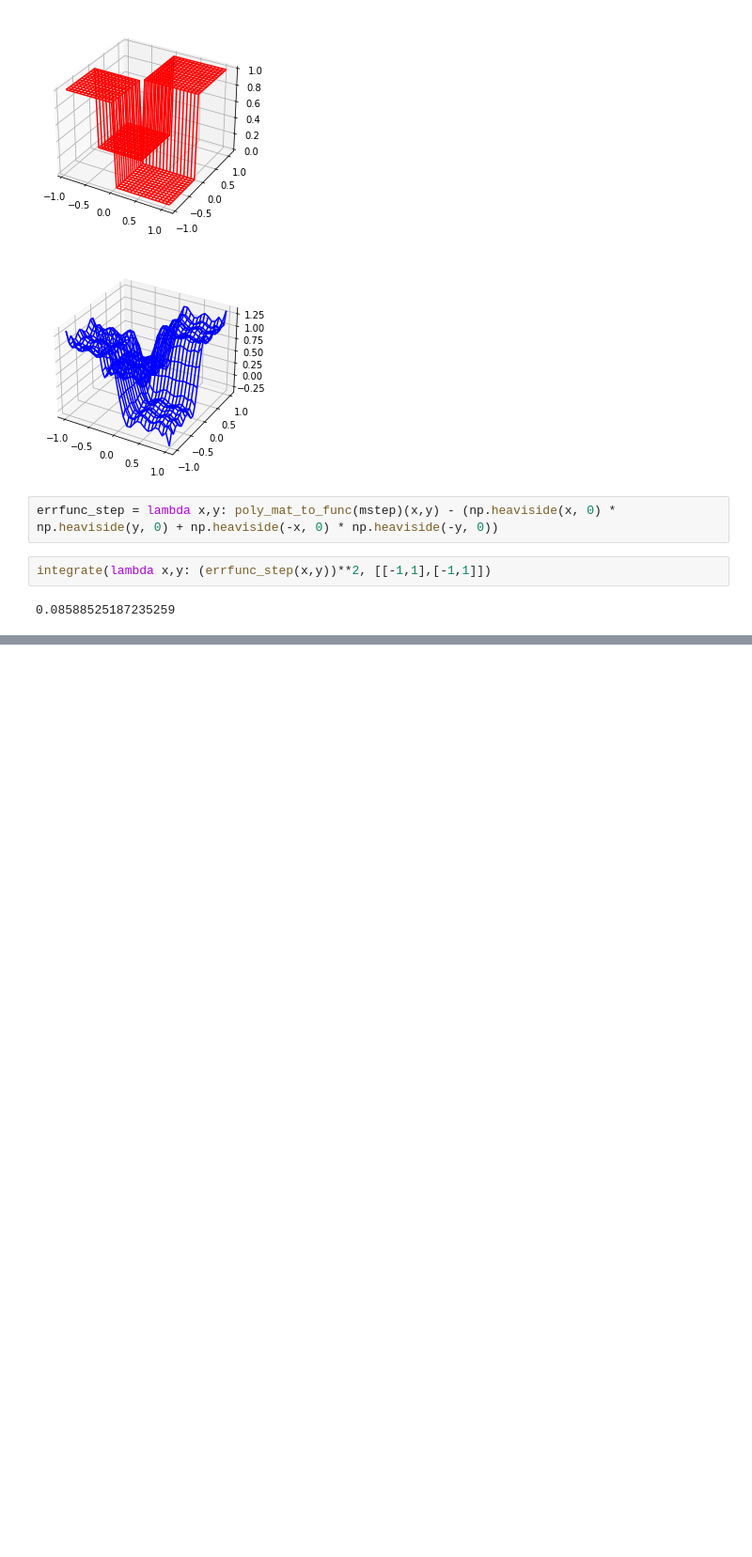
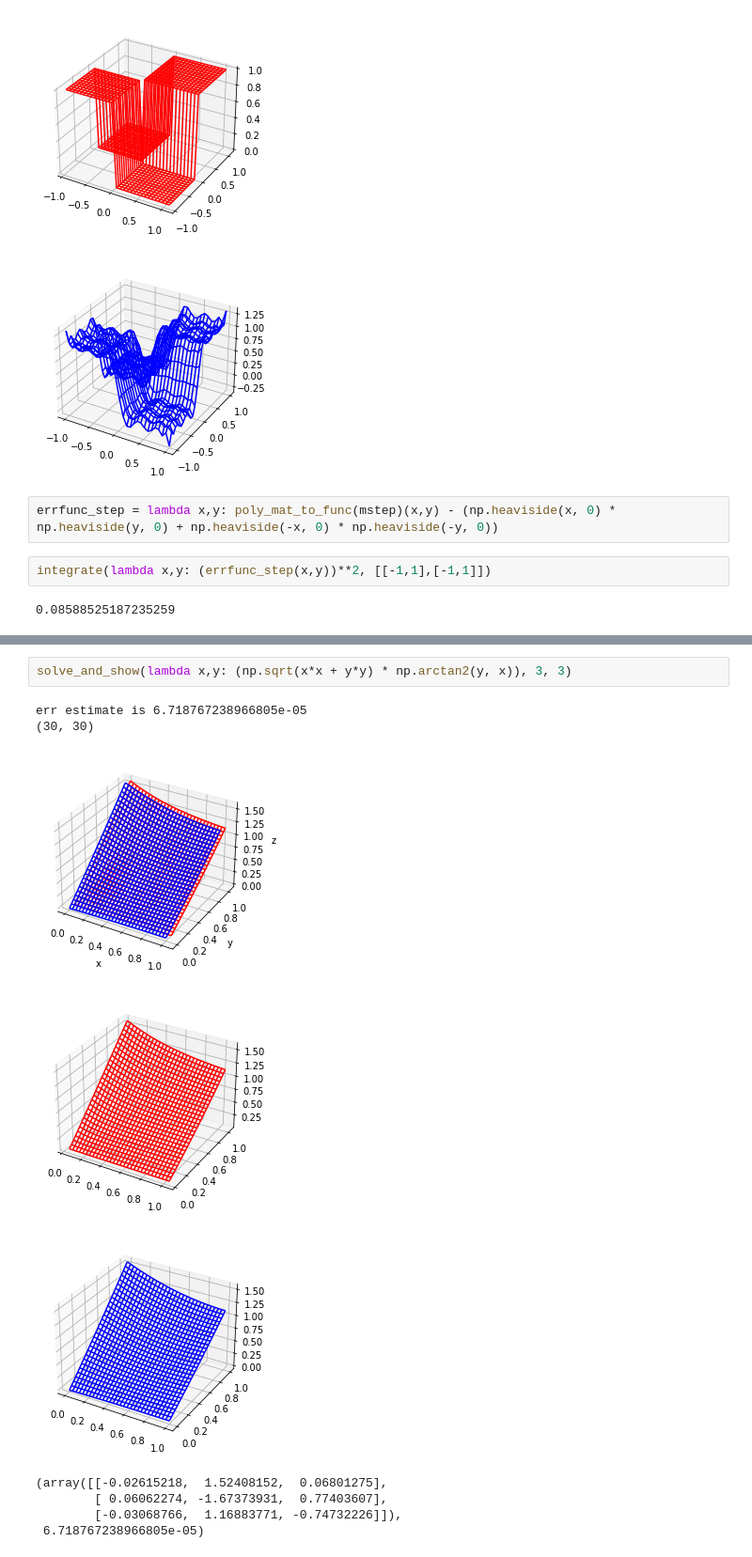
Before and after one commit to mds2/simple-polynomial-function-approximation, a Jupyter notebook: poly approx in higher dimensions.ipynb, the cells around one changed output, grey strips where cells are left out. Shown at 94% size. Saved outputs shown, nothing was run; the diff lists cells and outputs as text; blank space fills up the shorter version.

```diff
--- a/poly approx in higher dimensions.ipynb
+++ b/poly approx in higher dimensions.ipynb
@@ -350,0 +389,12 @@ integrate(lambda x,y: (errfunc_step(x,y))**2, [[-1,1],[-1,1]])
+# %%
+solve_and_show(lambda x,y: (np.sqrt(x*x + y*y) * np.arctan2(y, x)), 3, 3)
+# %% [output]
+err estimate is 6.718767238966805e-05
+(30, 30)
+[figure, added]
+[figure, added]
+[figure, added]
+(array([[-0.02615218,  1.52408152,  0.06801275],
+        [ 0.06062274, -1.67373931,  0.77403607],
+        [-0.03068766,  1.16883771, -0.74732226]]),
+ 6.718767238966805e-05)
```
Also changed, not shown: parts of 3 cells of this notebook, 1 other file.
